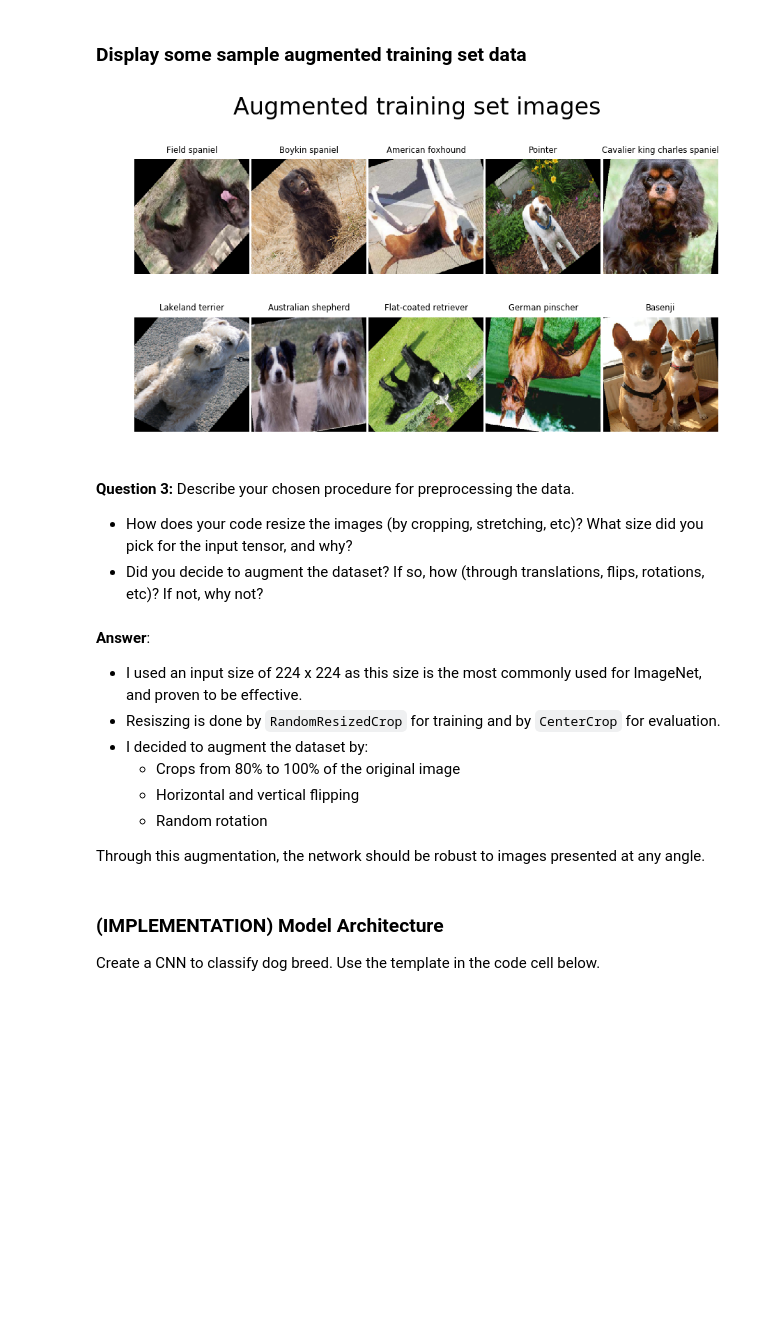
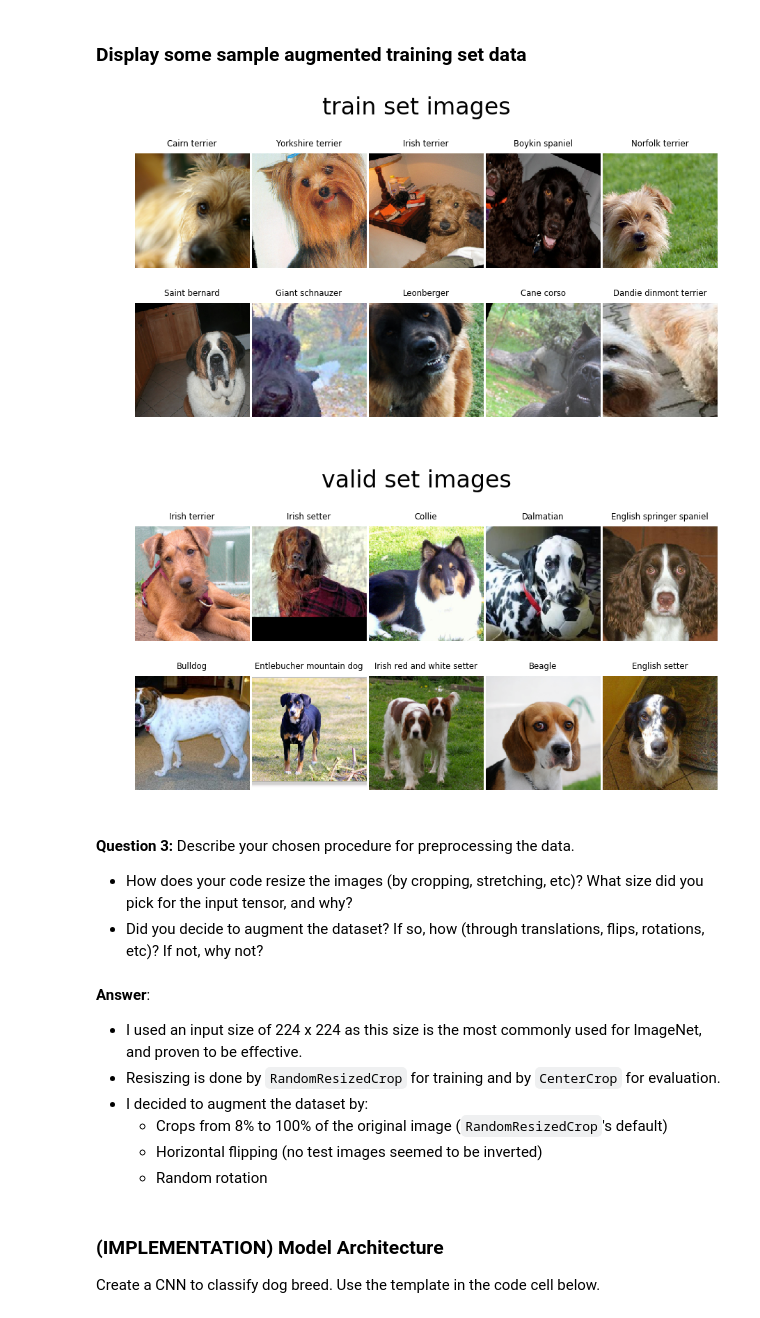
Before and after one commit to HaleTom/pytorch-udacity-intro, a Jupyter notebook: project-dog-classification/dog_app.ipynb, the cells around one changed output. Saved outputs shown, nothing was run; the diff lists cells and outputs as text; code cells hidden in the pictures; blank space fills up the shorter version.

```diff
--- a/project-dog-classification/dog_app.ipynb
+++ b/project-dog-classification/dog_app.ipynb
@@ -377,13 +386,13 @@ common = transforms.Compose([transforms.ToTensor(),
                              transforms.Normalize(mean=[0.485, 0.456, 0.406],
                                                    std=[0.229, 0.224, 0.225]) ])
 
-train_transforms = transforms.Compose([transforms.RandomRotation(45),
-                                       transforms.RandomResizedCrop(224, scale=(0.8, 1.0)),
+train_transforms = transforms.Compose([transforms.RandomRotation(20),
+                                       transforms.RandomResizedCrop(224), #, scale=[0.5, 1]),
                                        transforms.RandomHorizontalFlip(),
-                                       transforms.RandomVerticalFlip(),
+                                       # transforms.RandomVerticalFlip(),  # test images are not inverted
                                        common])
 
-eval_transforms = transforms.Compose([transforms.Resize(256),
+eval_transforms = transforms.Compose([transforms.Resize(224),
                                       transforms.CenterCrop(224),
                                       common])
 
@@ -411,49 +420,52 @@ There are 133 classes of dogs in the training set.
 # %%
 example_rows = 2
 example_cols = 5
-
-# # Udacity's version of pytorch is old, this would be better:
-# sampler = torch.utils.data.RandomSampler(image_datasets['train'],
-#                                          num_samples=example_rows * example_cols)
-
-sampler = torch.utils.data.DataLoader(image_datasets['train'],
-                                      batch_size=example_rows * example_cols,
-                                      shuffle=True)
-
-# Get a batch of images and labels
-images, indices = next(iter(sampler))
 
 # list of class names by index, i.e. a name can be accessed like class_names[0]
 class_names = [item[4:].replace("_", " ") for item in image_datasets['train'].classes]
 
 # Undo transforms.Normalize
 def denormalise(image):
     # Udacity version doesn't support Tensor.permute(), so use numpy
     image = image.numpy().transpose(1, 2, 0)  # PIL images have channel last
     mean = [0.485, 0.456, 0.406]
     stdd = [0.229, 0.224, 0.225]
     image = (image * stdd + mean).clip(0, 1)
     return image
 
 
-# Show a grid of example images
+# # Udacity's version of pytorch is old, this would be better:
+# sampler = torch.utils.data.RandomSampler(image_datasets['train'],
+#                                          num_samples=example_rows * example_cols)
 
-plt.rcParams['figure.dpi'] = 120  # Increase size of pyplot plots
+for dataset in ['train', 'valid']:
 
-fig, axes = plt.subplots(example_rows, example_cols, figsize=(9, 5)) #  sharex=True, sharey=True)
-axes = axes.flatten()
-for ax, image, index in zip(axes, images, indices):
-    ax.imshow(denormalise(image))
-    ax.set_axis_off()
-    ax.set_title(class_names[index], fontsize=7)
+    plt.rcParams['figure.dpi'] = 120  # Increase size of pyplot plots
 
-fig.subplots_adjust(wspace=0.02, hspace=0)
-fig.suptitle('Augmented training set images', fontsize=20)
-plt.show()
+    sampler = torch.utils.data.DataLoader(image_datasets[dataset],
+                                          batch_size=example_rows * example_cols,
+                                          shuffle=True)
+
+    # Get a batch of images and labels
+    images, indices = next(iter(sampler))
+
+    # Show a grid of example images
+    fig, axes = plt.subplots(example_rows, example_cols,
+                             figsize=(example_cols*1.8, example_rows*2.37)) #  sharex=True, sharey=True)
+    axes = axes.flatten()
+    for ax, image, index in zip(axes, images, indices):
+        ax.imshow(denormalise(image))
+        ax.set_axis_off()
+        ax.set_title(class_names[index], fontsize=7)
+
+    fig.subplots_adjust(wspace=0.02, hspace=0)
+    fig.suptitle(f'{dataset} set images', fontsize=20)
+    plt.show()
 
 del sampler, images, indices, image, fig, axes  # Free memory
 # %% [output]
-[figure, old version]
+[figure, new version]
+[figure, added]
 # %% [markdown]
 **Question 3:** Describe your chosen procedure for preprocessing the data.
 - How does your code resize the images (by cropping, stretching, etc)?  What size did you pick for the input tensor, and why?
@@ -464,11 +476,9 @@ del sampler, images, indices, image, fig, axes  # Free memory
 * I used an input size of 224 x 224 as this size is the most commonly used for ImageNet, and proven to be effective.
 * Resiszing is done by `RandomResizedCrop` for training and by `CenterCrop` for evaluation.
 * I decided to augment the dataset by:
-  * Crops from 80% to 100% of the original image
-  * Horizontal and vertical flipping
+  * Crops from 8% to 100% of the original image (`RandomResizedCrop`'s default)
+  * Horizontal flipping (no test images seemed to be inverted)
   * Random rotation
-
-Through this augmentation, the network should be robust to images presented at any angle.
 # %% [markdown]
 ### (IMPLEMENTATION) Model Architecture
 
```
Also changed, not shown: parts of 25 cells of this notebook, 1 other file.
